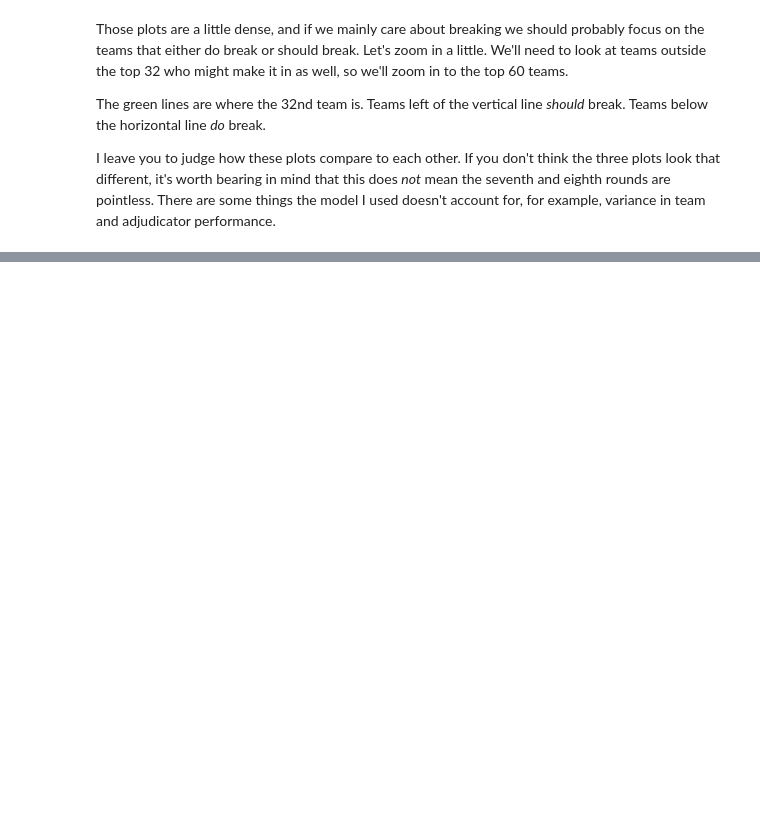
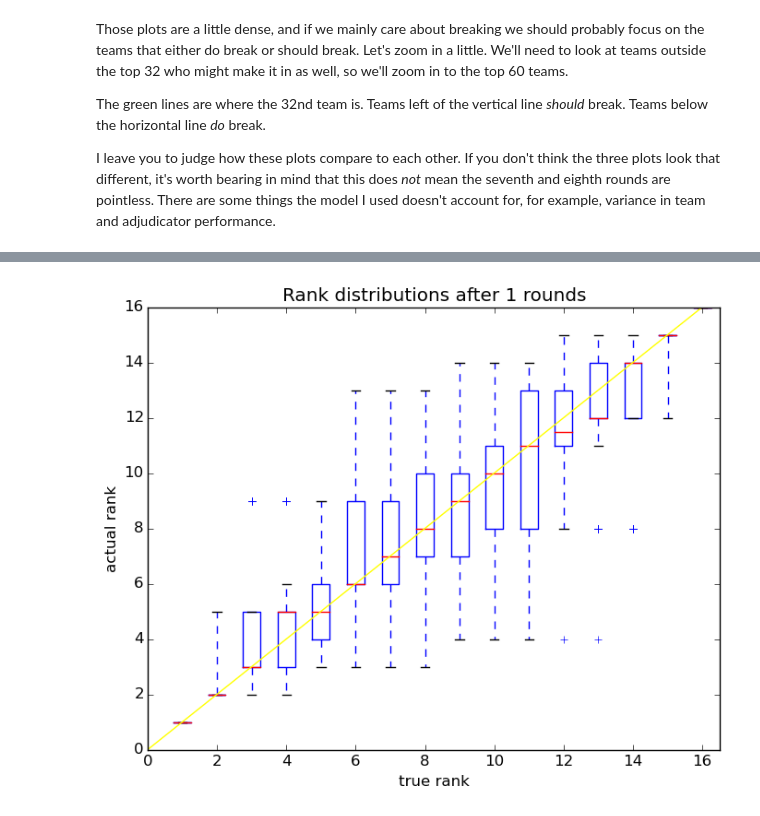
Before and after one commit to czlee/debate-pairing, a Jupyter notebook: number-of-rounds.ipynb, the cells around one changed output, grey strips where cells are left out. Saved outputs shown, nothing was run; the diff lists cells and outputs as text; code cells hidden in the pictures; blank space fills up the shorter version.

```diff
--- a/number-of-rounds.ipynb
+++ b/number-of-rounds.ipynb
@@ -88,0 +105,4 @@ zoomtooctofinals();
+# %%
+simulateandplot(16, 1);
+# %% [output]
+[figure, added]
```
Also changed, not shown: parts of 21 cells of this notebook.
